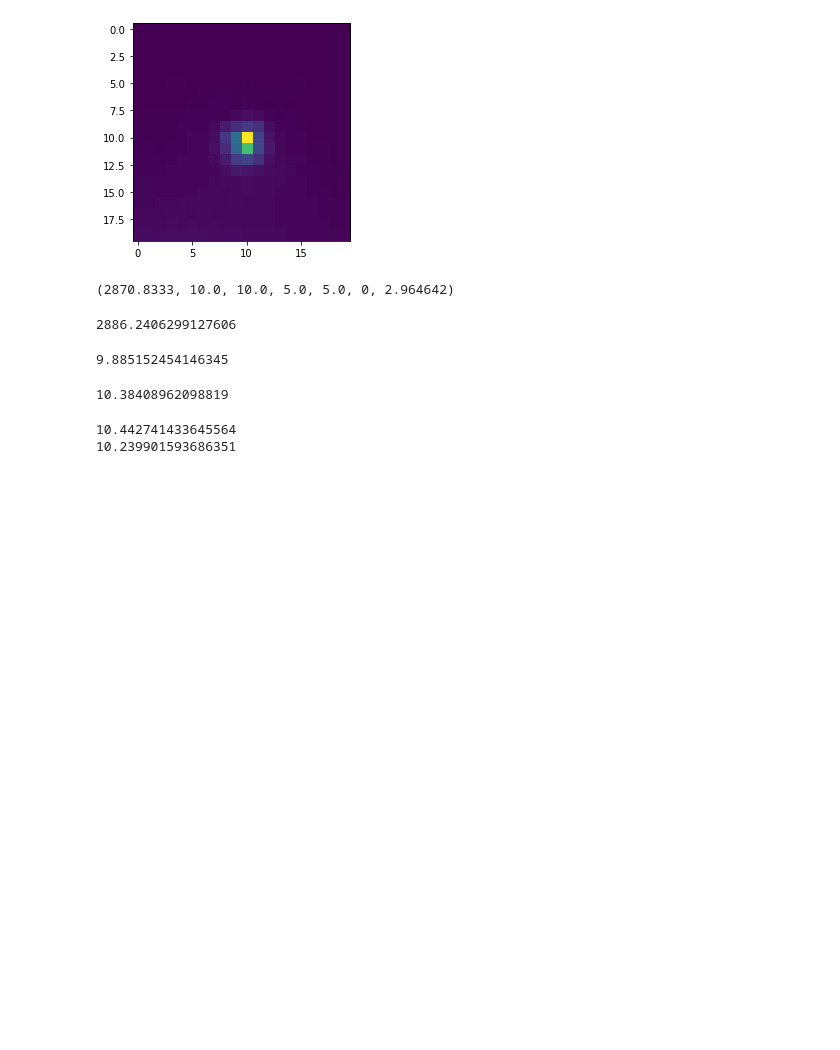
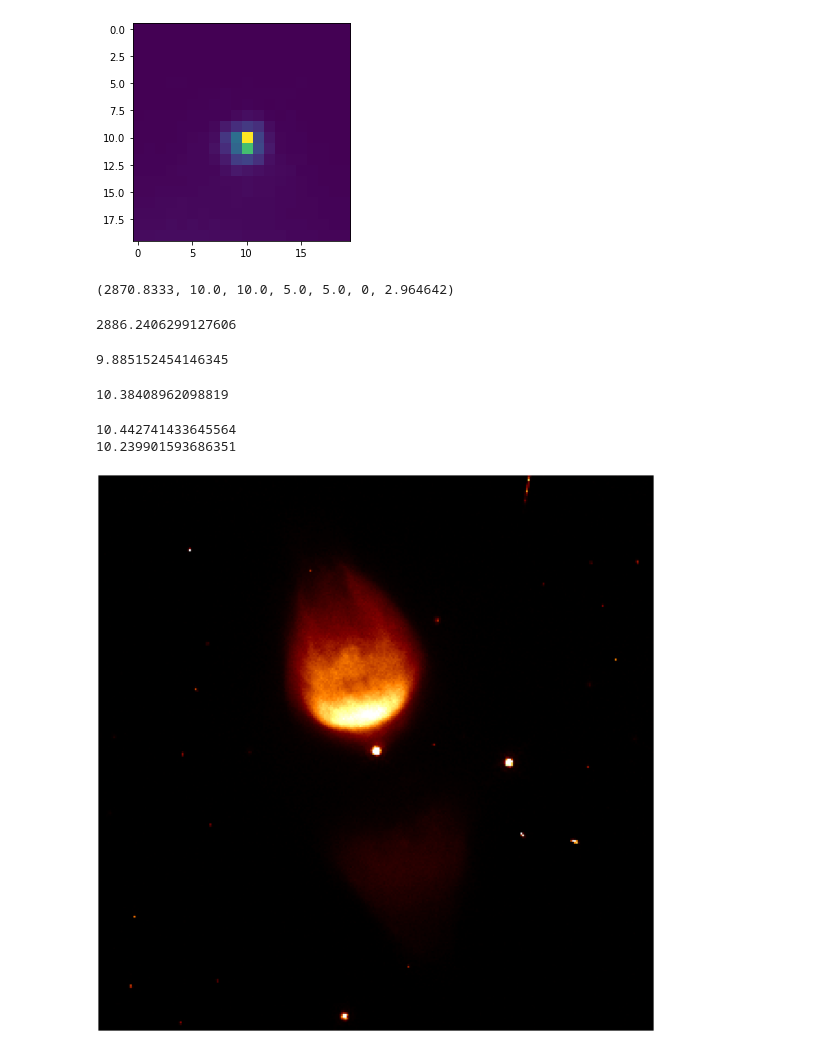
Before and after one commit to yunqibillyli/Project-Bipolar, a Jupyter notebook: Image Reader.ipynb, the cells around one changed output. Saved outputs shown, nothing was run; the diff lists cells and outputs as text; code cells hidden in the pictures; blank space fills up the shorter version.

```diff
--- a/Image Reader.ipynb
+++ b/Image Reader.ipynb
@@ -999,0 +1045,9 @@ print(params[2])
+# %%
+fig, ax = plt.subplots(figsize=(30, 30))
+ax.set_aspect('equal')
+
+plt.imshow(data[center_x - 150 : center_x + 150, center_y - 150 : center_y + 150], vmin = 0, vmax = 350, cmap = 'afmhot', origin = 'lower')
+plt.axis('off')
+plt.show()
+# %% [output]
+[figure, added]
```
Also changed, not shown: parts of 15 cells of this notebook, 13 other files.
